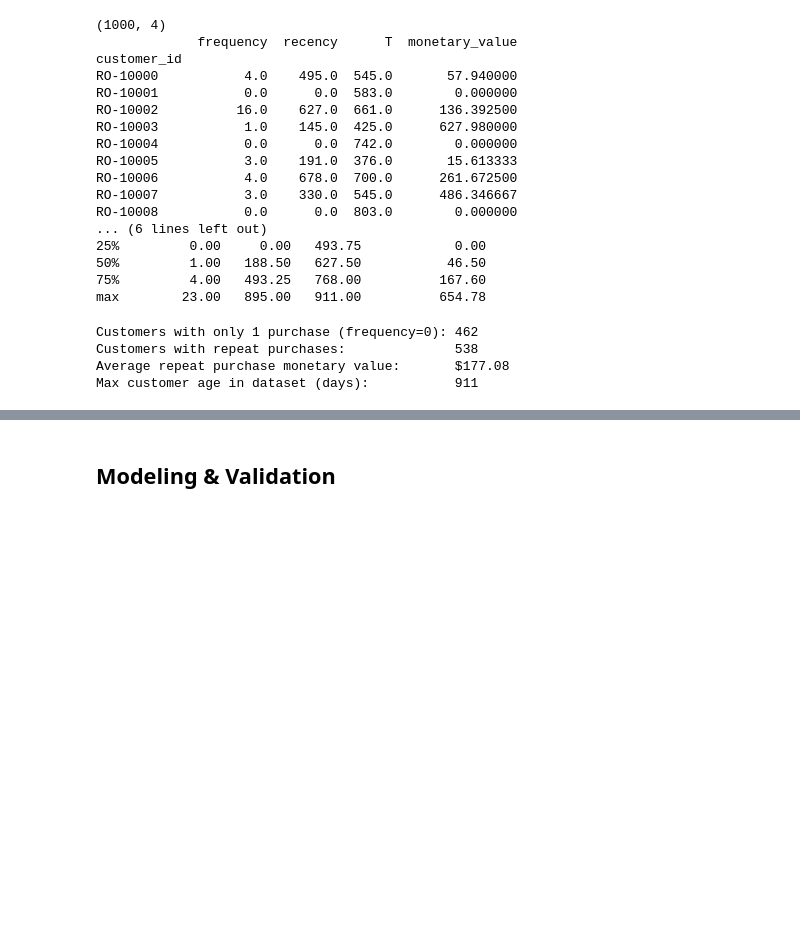
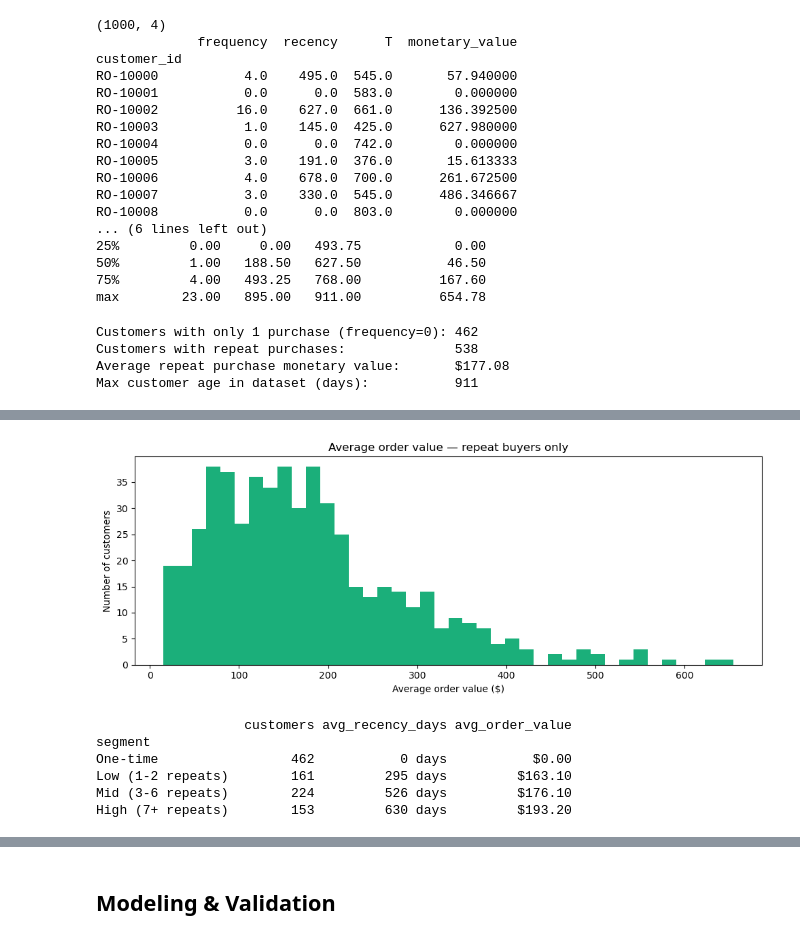
Before and after one commit to jwalluww/MarketingScience, a Jupyter notebook: ltv-hierarchical/notebooks/ltv_hierarchical_model.ipynb, the cells around one changed output, grey strips where cells are left out. Saved outputs shown, nothing was run; the diff lists cells and outputs as text; code cells hidden in the pictures; blank space fills up the shorter version.

```diff
--- a/ltv-hierarchical/notebooks/ltv_hierarchical_model.ipynb
+++ b/ltv-hierarchical/notebooks/ltv_hierarchical_model.ipynb
@@ -126,0 +238,48 @@ Max customer age in dataset (days):           911
+# %%
+# Average Order Value Distribution for repeat buyers only
+
+repeat_buyers = rfm[rfm['frequency'] > 0]
+
+fig, ax = plt.subplots(figsize=(10, 4))
+ax.hist(repeat_buyers['monetary_value'], bins=40, color='#1baf7a', edgecolor='none')
+ax.set_xlabel('Average order value ($)')
+ax.set_ylabel('Number of customers')
+ax.set_title('Average order value — repeat buyers only')
+plt.tight_layout()
+plt.show()
+# %% [output]
+[figure, added]
+# %%
+# RFM Summary Tables
+def segment_label(freq):
+    if freq == 0:
+        return 'One-time'
+    elif freq <= 2:
+        return 'Low (1-2 repeats)'
+    elif freq <= 6:
+        return 'Mid (3-6 repeats)'
+    else:
+        return 'High (7+ repeats)'
+
+rfm['segment'] = rfm['frequency'].apply(segment_label)
+
+summary = rfm.groupby('segment').agg(
+    customers=('frequency', 'count'),
+    avg_recency_days=('recency', 'mean'),
+    avg_order_value=('monetary_value', 'mean')
+).round(1)
+
+summary['avg_order_value'] = summary['avg_order_value'].apply(lambda x: f"${x:.2f}")
+summary['avg_recency_days'] = summary['avg_recency_days'].apply(lambda x: f"{x:.0f} days")
+
+order = ['One-time', 'Low (1-2 repeats)', 'Mid (3-6 repeats)', 'High (7+ repeats)']
+summary = summary.reindex(order)
+
+print(summary.to_string())
+# %% [output]
+                   customers avg_recency_days avg_order_value
+segment
+One-time                 462           0 days           $0.00
+Low (1-2 repeats)        161         295 days         $163.10
+Mid (3-6 repeats)        224         526 days         $176.10
+High (7+ repeats)        153         630 days         $193.20
```
Also changed, not shown: parts of 21 cells of this notebook, 1 other file.
